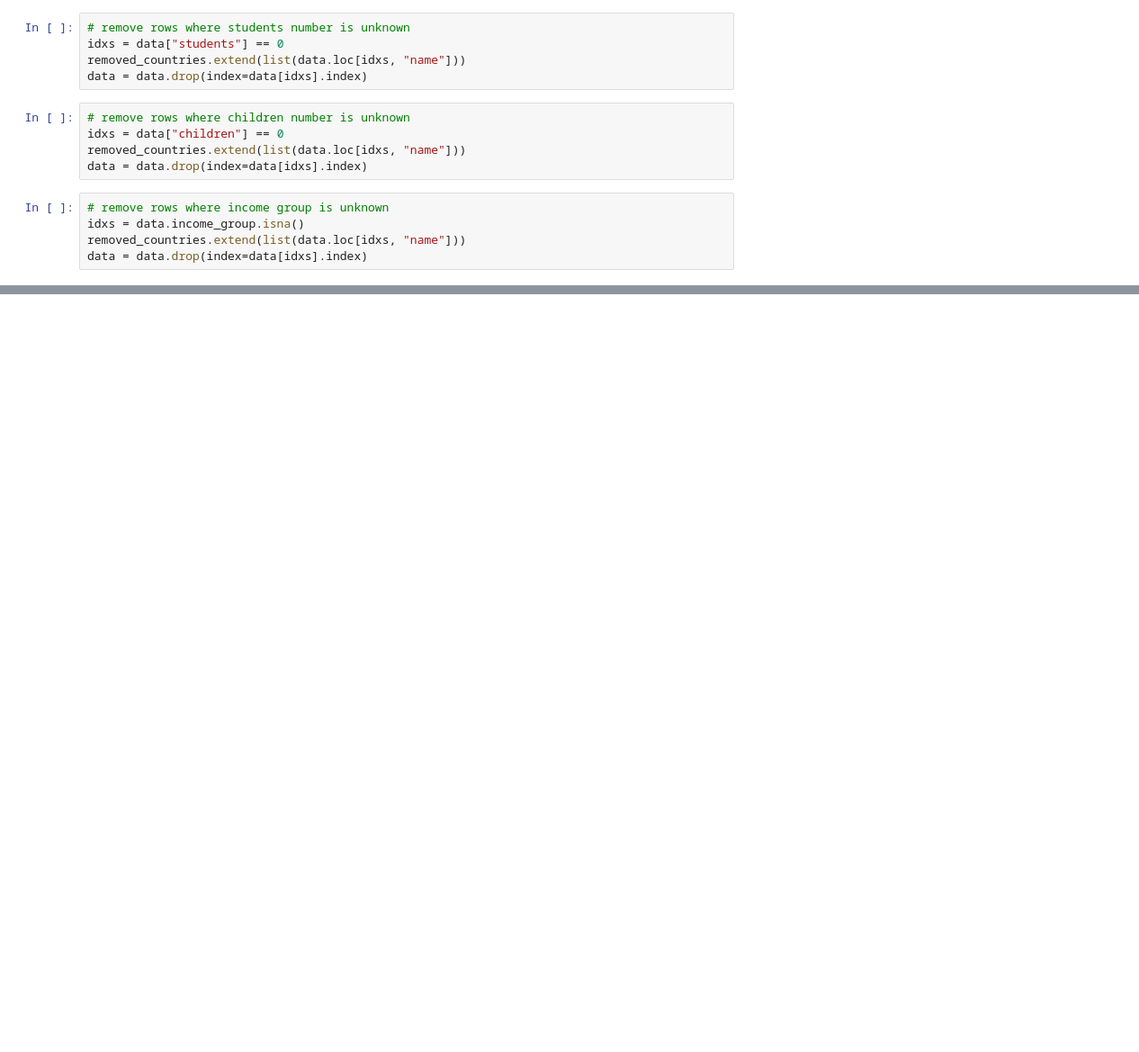
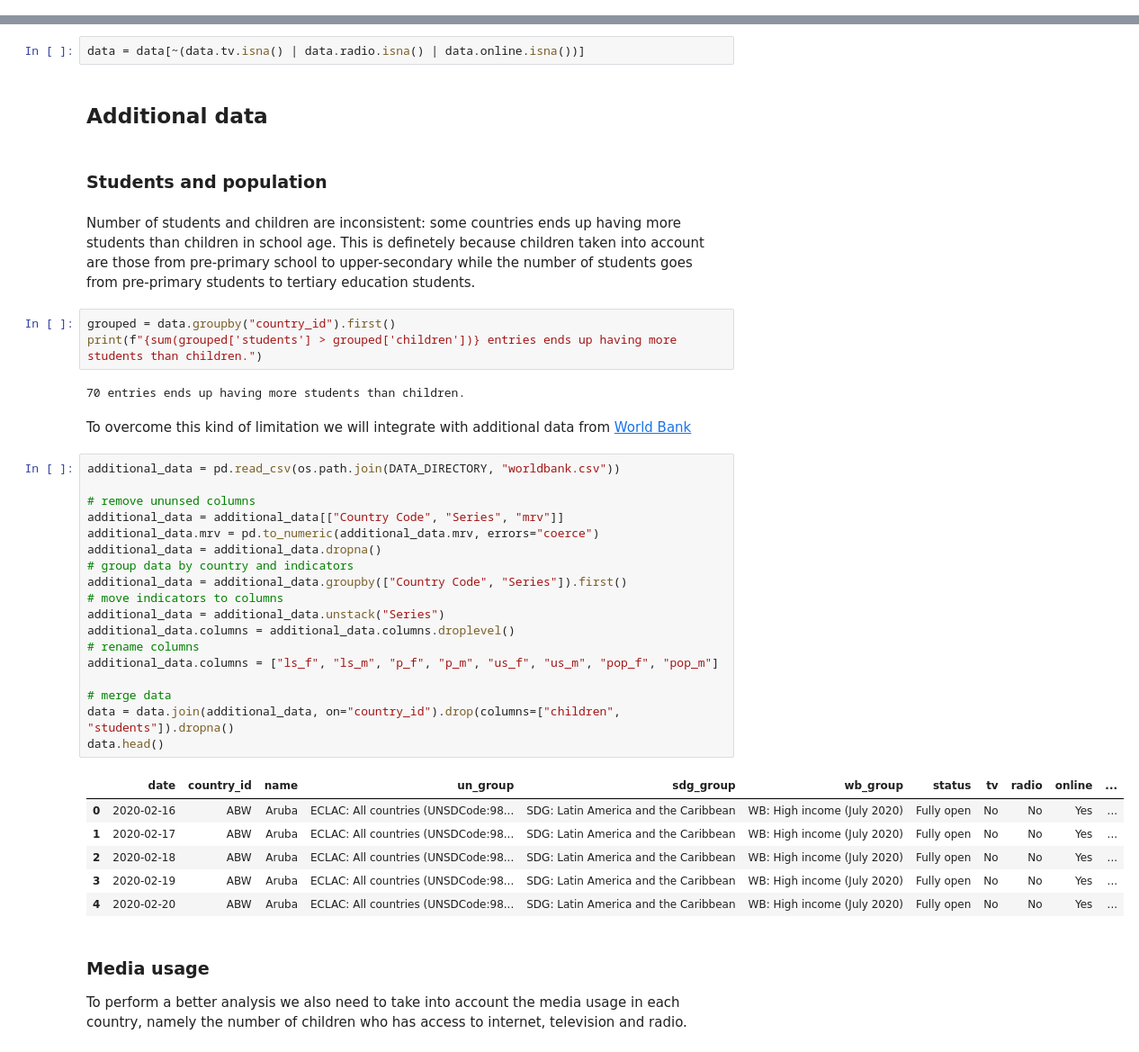
Before and after one commit to n28div/covid19-students-mentalhealth-analysis, a Jupyter notebook: preprocessing.ipynb, the cells around one changed output, grey strips where cells are left out. Shown at 90% size. Saved outputs shown, nothing was run; the diff lists cells and outputs as text; blank space fills up the shorter version.

```diff
--- a/preprocessing.ipynb
+++ b/preprocessing.ipynb
@@ -198,15 +48,0 @@ removed_countries = list()
-# %%
-# remove rows where students number is unknown
-idxs = data["students"] == 0
-removed_countries.extend(list(data.loc[idxs, "name"]))
-data = data.drop(index=data[idxs].index)
-# %%
-# remove rows where children number is unknown
-idxs = data["children"] == 0
-removed_countries.extend(list(data.loc[idxs, "name"]))
-data = data.drop(index=data[idxs].index)
-# %%
-# remove rows where income group is unknown
-idxs = data.income_group.isna()
-removed_countries.extend(list(data.loc[idxs, "name"]))
-data = data.drop(index=data[idxs].index)
@@ -249,0 +99,44 @@ Name: name, dtype: object
+# %%
+data = data[~(data.tv.isna() | data.radio.isna() | data.online.isna())]
+# %% [markdown]
+## Additional data
+# %% [markdown]
+### Students and population
+# %% [markdown]
+Number of students and children are inconsistent: some countries ends up having more students than children in school age. This is definetely because children taken into account are those from pre-primary school to upper-secondary while the number of students goes from pre-primary students to tertiary education students.
+# %%
+grouped = data.groupby("country_id").first()
+print(f"{sum(grouped['students'] > grouped['children'])} entries ends up having more students than children.")
+# %% [output]
+70 entries ends up having more students than children.
+# %% [markdown]
+To overcome this kind of limitation we will integrate with additional data from [World Bank](https://databank.worldbank.org/source/education-statistics)
+# %%
+additional_data = pd.read_csv(os.path.join(DATA_DIRECTORY, "worldbank.csv"))
+
+# remove ununsed columns
+additional_data = additional_data[["Country Code", "Series", "mrv"]]
+additional_data.mrv = pd.to_numeric(additional_data.mrv, errors="coerce")
+additional_data = additional_data.dropna()
+# group data by country and indicators
+additional_data = additional_data.groupby(["Country Code", "Series"]).first()
+# move indicators to columns
+additional_data = additional_data.unstack("Series")
+additional_data.columns = additional_data.columns.droplevel()
+# rename columns
+additional_data.columns = ["ls_f", "ls_m", "p_f", "p_m", "us_f", "us_m", "pop_f", "pop_m"]
+
+# merge data
+data = data.join(additional_data, on="country_id").drop(columns=["children", "students"]).dropna()
+data.head()
+# %% [output]
+|  | date | country_id | name | un_group | sdg_group | wb_group | status | tv | radio | online | ... |
+| 0 | 2020-02-16 | ABW | Aruba | ECLAC: All countries (UNSDCode:98... | SDG: Latin America and the Caribbean | WB: High income (July 2020) | Fully open | No | No | Yes | ... |
+| 1 | 2020-02-17 | ABW | Aruba | ECLAC: All countries (UNSDCode:98... | SDG: Latin America and the Caribbean | WB: High income (July 2020) | Fully open | No | No | Yes | ... |
+| 2 | 2020-02-18 | ABW | Aruba | ECLAC: All countries (UNSDCode:98... | SDG: Latin America and the Caribbean | WB: High income (July 2020) | Fully open | No | No | Yes | ... |
+| 3 | 2020-02-19 | ABW | Aruba | ECLAC: All countries (UNSDCode:98... | SDG: Latin America and the Caribbean | WB: High income (July 2020) | Fully open | No | No | Yes | ... |
+| 4 | 2020-02-20 | ABW | Aruba | ECLAC: All countries (UNSDCode:98... | SDG: Latin America and the Caribbean | WB: High income (July 2020) | Fully open | No | No | Yes | ... |
+# %% [markdown]
+### Media usage
+
+To perform a better analysis we also need to take into account the media usage in each country, namely the number of children who has access to internet, television and radio.
```
Also changed, not shown: parts of 67 cells of this notebook, 23 other files.
